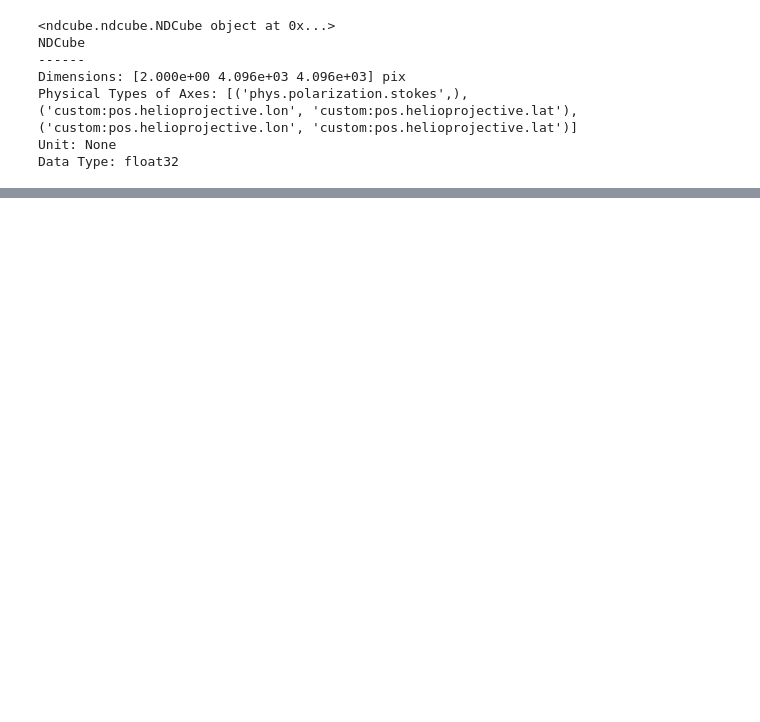
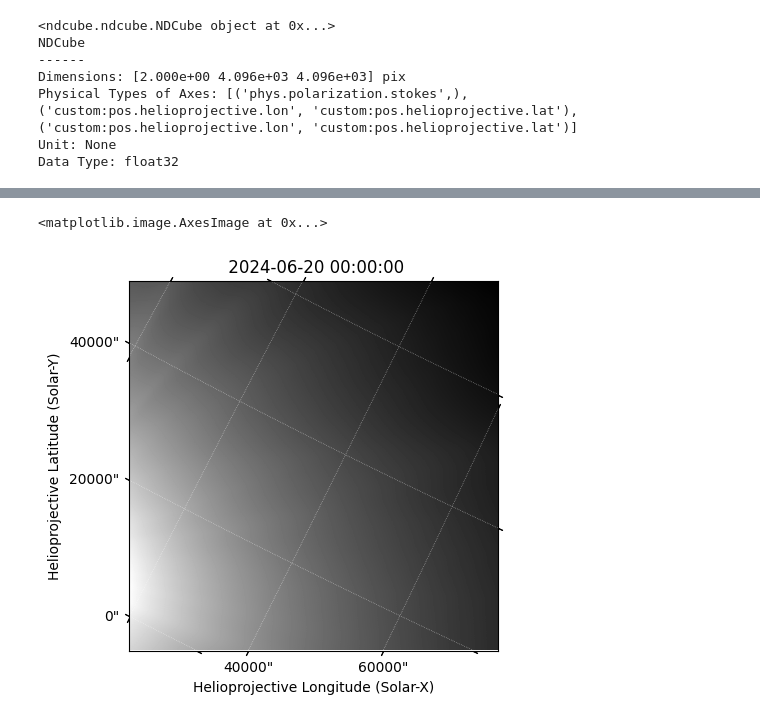
Before and after one commit to punch-mission/punch-5-meeting, a Jupyter notebook: PUNCHData guide.ipynb, the cells around one changed output, grey strips where cells are left out. Saved outputs shown, nothing was run; the diff lists cells and outputs as text; code cells hidden in the pictures; blank space fills up the shorter version.

```diff
--- a/PUNCHData guide.ipynb
+++ b/PUNCHData guide.ipynb
@@ -180,0 +166,15 @@ Data Type: float32
+# %%
+# What if we wanted to reproject the data to a new arbitrary coordinate frame?
+# First, define a new target WCS
+
+new_wcs = deepcopy(data_map.wcs)
+
+new_wcs.wcs.ctype = 'HPLN-ARC', 'HPLT-ARC'
+new_wcs.wcs.cunit = 'deg', 'deg'
+new_wcs.array_shape = 1024, 1024
+new_wcs.wcs.crpix = 512, 512
+new_wcs.wcs.crval = 10, 10
+new_wcs.wcs.cdelt = 0.0225, 0.0225
+new_wcs.wcs.pc = (0.66,-0.33), (0.33,0.66)
+
+new_wcs
@@ -180,0 +192,11 @@ Data Type: float32
+# %%
+# We can reproject using SunPy maps
+
+new_map = data_map.reproject_to(new_wcs)
+# %%
+# Plot this reprojected map
+
+new_map.plot(norm='log')
+# %% [output]
+<matplotlib.image.AxesImage at 0x...>
+[figure, added]
```
Also changed, not shown: parts of 16 cells of this notebook, 1 other file.
